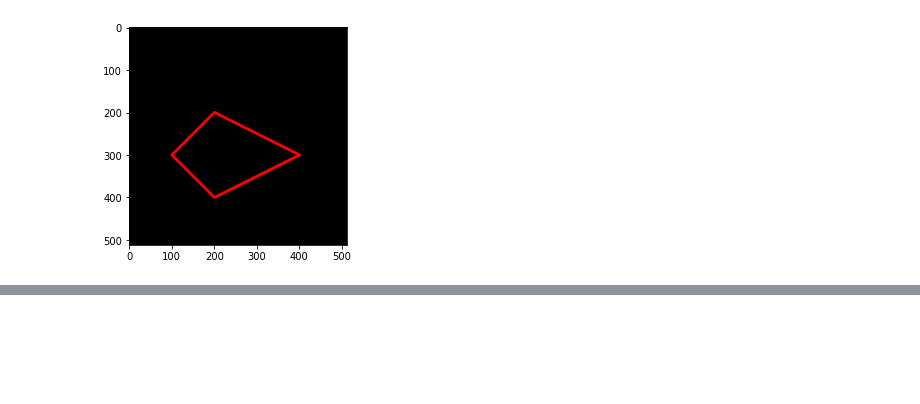
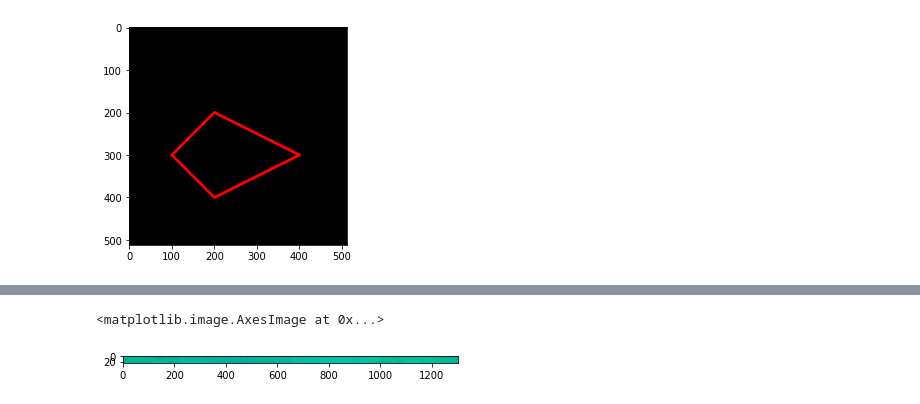
Before and after one commit to Adristiftitah/PCVK_Genap_2021, a Jupyter notebook: Week2.ipynb, the cells around one changed output, grey strips where cells are left out. Saved outputs shown, nothing was run; the diff lists cells and outputs as text; code cells hidden in the pictures; blank space fills up the shorter version.

```diff
--- a/Week2.ipynb
+++ b/Week2.ipynb
@@ -132,0 +170,7 @@ plt.imshow(black_img2)
+# %%
+# TUGAS NO 4  image baris ke 5-30
+
+plt.imshow(img[5:30])
+# %% [output]
+<matplotlib.image.AxesImage at 0x...>
+[figure, added]
```
Also changed, not shown: parts of 7 cells of this notebook.
